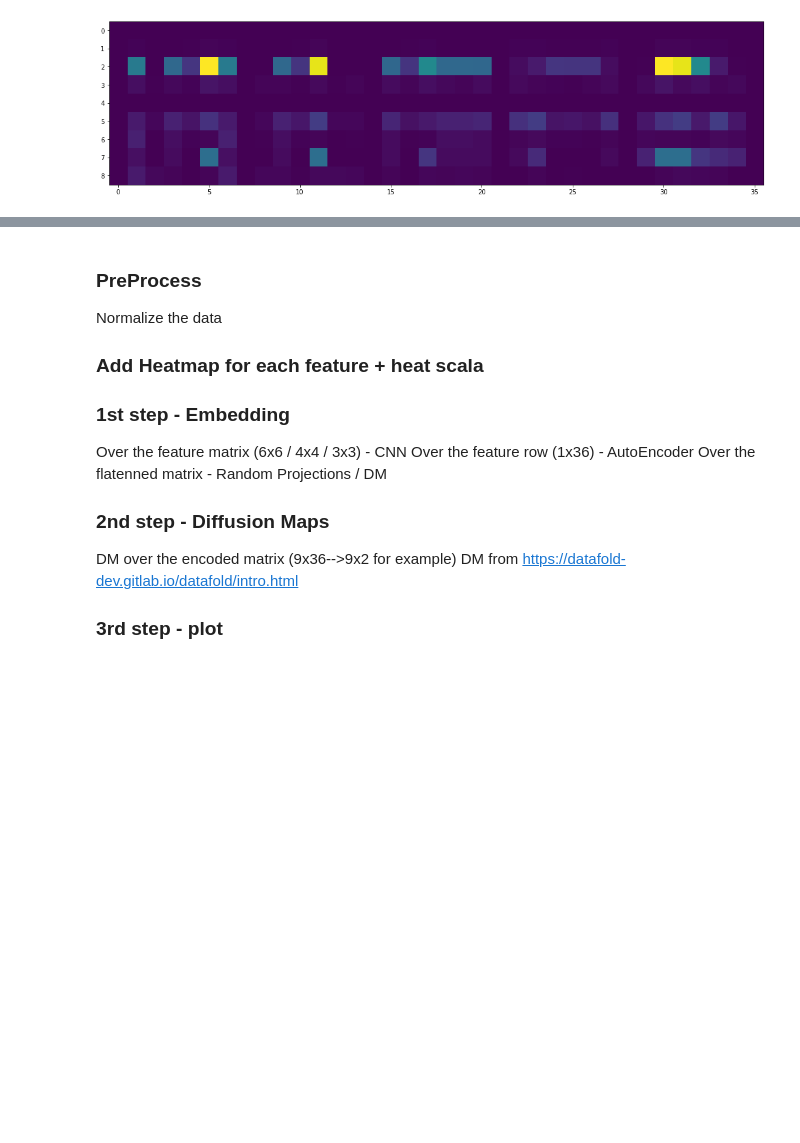
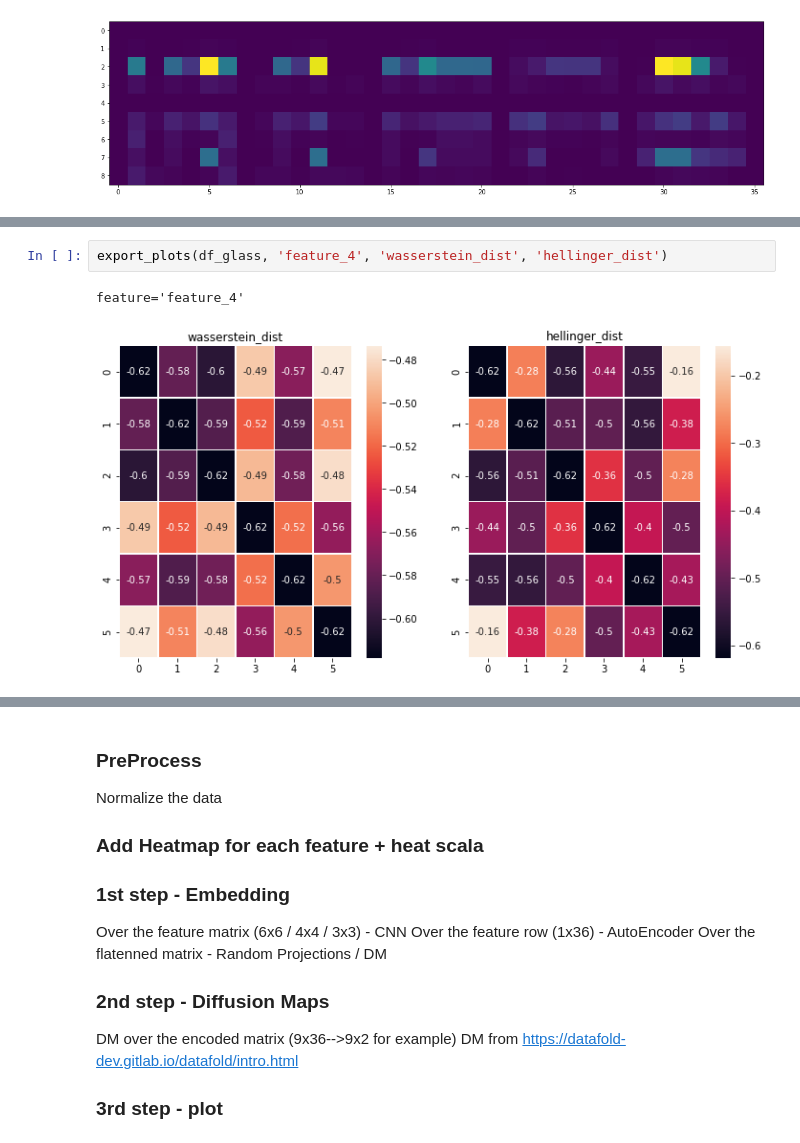
Before and after one commit to Omer-Hedvat/Thesis-TauTransformer, a Jupyter notebook: Omer's notebook.ipynb, the cells around one changed output, grey strips where cells are left out. Drawn from its saved outputs; the diff is of its cells as text; blank space fills up the shorter version.

```diff
--- a/Omer's notebook.ipynb
+++ b/Omer's notebook.ipynb
@@ -194,0 +215,5 @@ sns.heatmap((feature_mat-mean)/std, annot=True,  linewidths=.5)
+# %%
+export_plots(df_glass, 'feature_4', 'wasserstein_dist', 'hellinger_dist')
+# %% [output]
+feature='feature_4'
+[figure, added]
```
Also changed, not shown: parts of 13 cells of this notebook, 1 other file.
